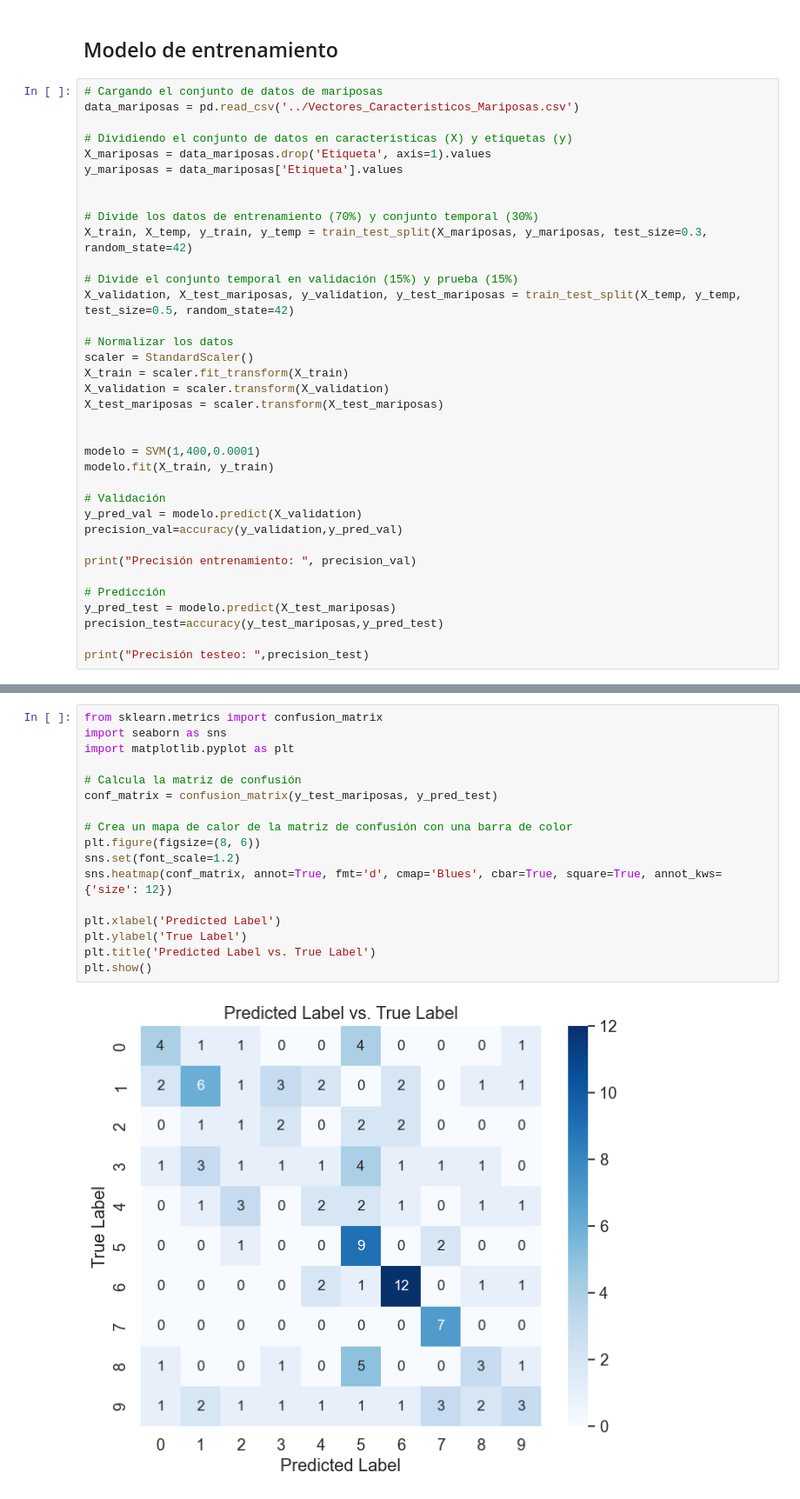
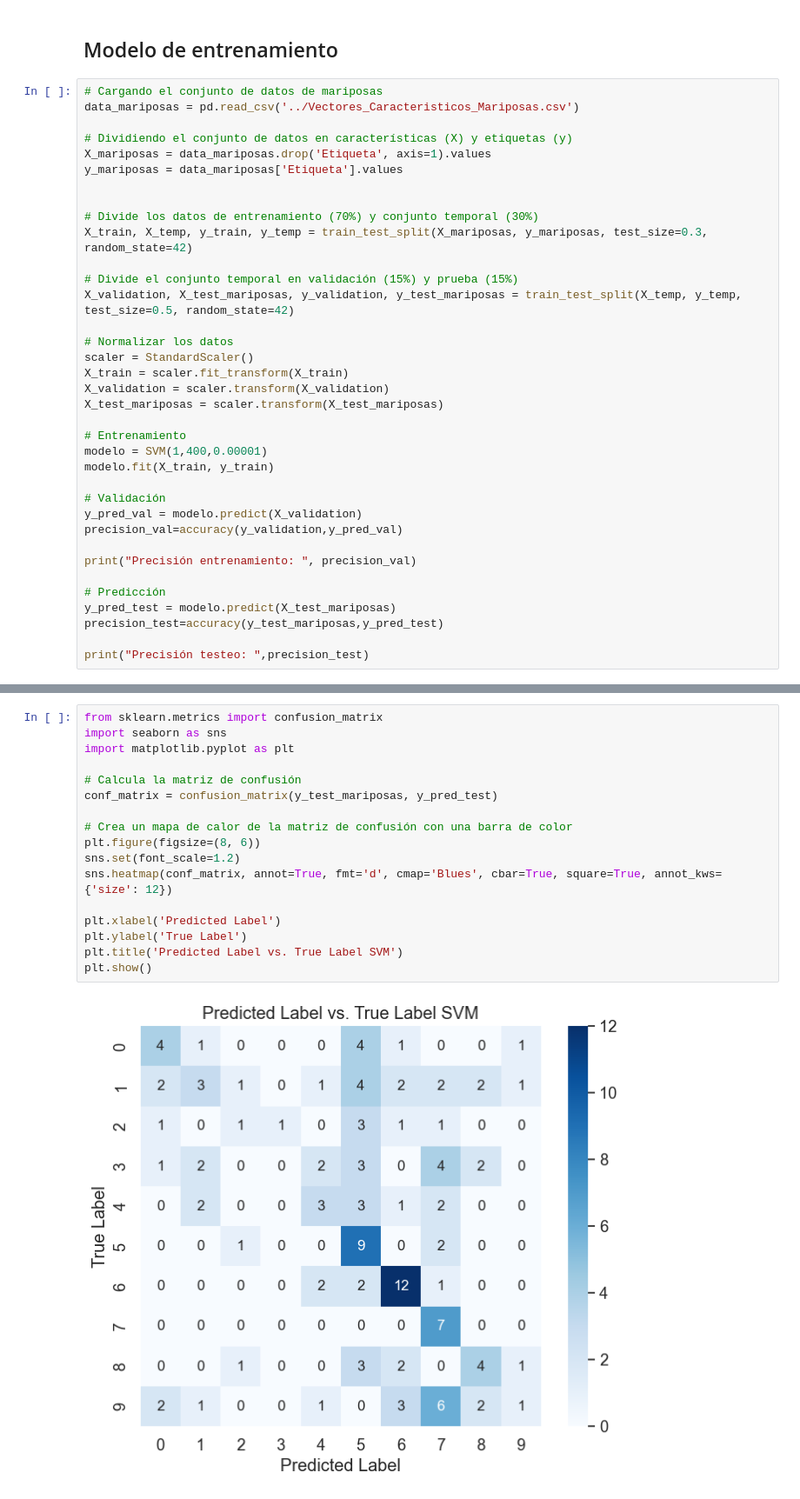
Before and after one commit to OmarUTEC/project1-machine, a Jupyter notebook: SVM/SVM_train.ipynb, the cells around one changed output, grey strips where cells are left out. Shown at 87% size. Cells and saved outputs as stored; diff of their text form.

```diff
--- a/SVM/SVM_train.ipynb
+++ b/SVM/SVM_train.ipynb
@@ -121,8 +98,8 @@ X_train = scaler.fit_transform(X_train)
 X_validation = scaler.transform(X_validation)
 X_test_mariposas = scaler.transform(X_test_mariposas)
 
-
-modelo = SVM(1,400,0.0001)
+# Entrenamiento
+modelo = SVM(1,400,0.00001)
 modelo.fit(X_train, y_train)
 
 # Validación
@@ -142,19 +119,19 @@ Precisión testeo:  38.4
 # %%
 from sklearn.metrics import confusion_matrix
 import seaborn as sns
 import matplotlib.pyplot as plt
 
 # Calcula la matriz de confusión
 conf_matrix = confusion_matrix(y_test_mariposas, y_pred_test)
 
 # Crea un mapa de calor de la matriz de confusión con una barra de color
 plt.figure(figsize=(8, 6))
 sns.set(font_scale=1.2)
 sns.heatmap(conf_matrix, annot=True, fmt='d', cmap='Blues', cbar=True, square=True, annot_kws={'size': 12})
 
 plt.xlabel('Predicted Label')
 plt.ylabel('True Label')
-plt.title('Predicted Label vs. True Label')
+plt.title('Predicted Label vs. True Label SVM')
 plt.show()
 # %% [output]
-[figure, old version]
+[figure, new version]
```
Also changed, not shown: parts of 3 cells of this notebook.
